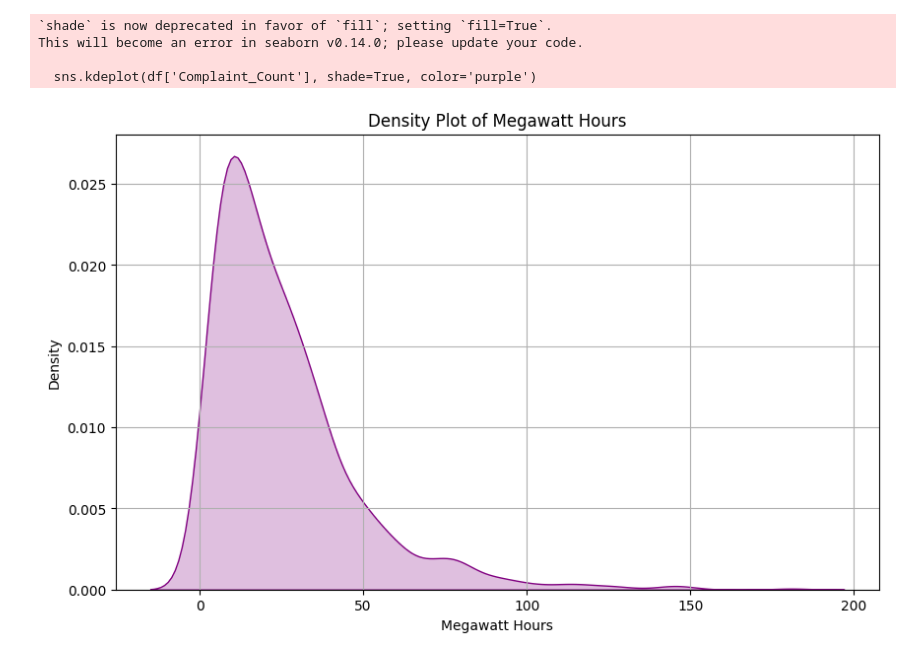
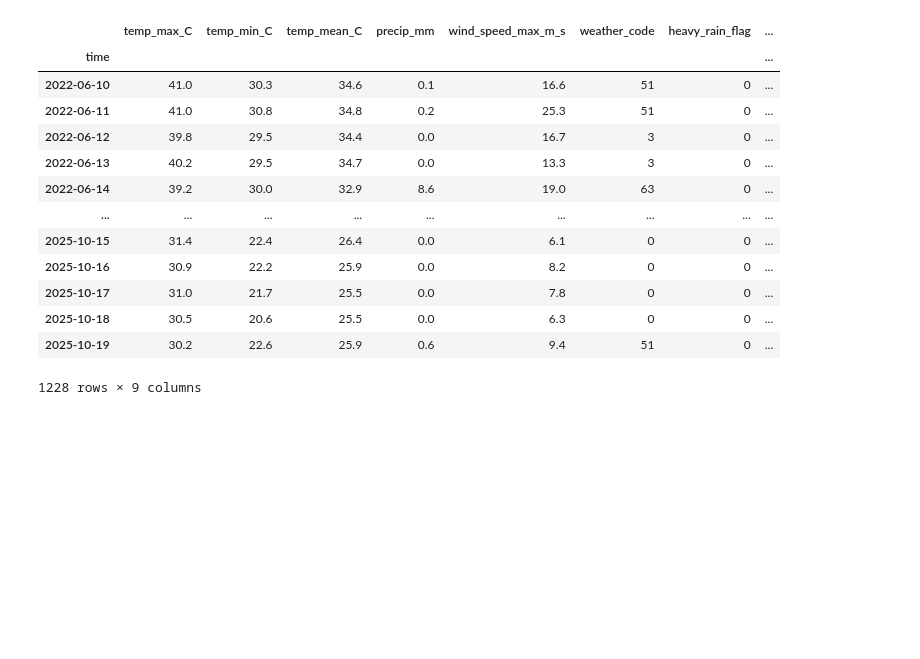
Before and after one commit to susantkumarsahoo/TimeSeriesForecasting_End_To_End, a Jupyter notebook: notebooks/08_note_twitter_timeseries.ipynb, the cells around one changed output. Cells and saved outputs as stored; diff of their text form; code cells hidden in the pictures; blank space fills up the shorter version.

```diff
--- a/notebooks/08_note_twitter_timeseries.ipynb
+++ b/notebooks/08_note_twitter_timeseries.ipynb
@@ -30,14 +101,21 @@ df
-# %%
-plt.figure(figsize=(10, 6))
-sns.kdeplot(df['Complaint_Count'], shade=True, color='purple')
-plt.title('Density Plot of Megawatt Hours')
-plt.xlabel('Megawatt Hours')
-plt.ylabel('Density')
-plt.grid(True)
-plt.show()
-# %% [output]
-`shade` is now deprecated in favor of `fill`; setting `fill=True`.
-This will become an error in seaborn v0.14.0; please update your code.
-
-  sns.kdeplot(df['Complaint_Count'], shade=True, color='purple')
-[figure, removed]
+# %%
+df['time'] = pd.to_datetime(df['time'])
+# %%
+df.set_index('time', inplace=True)
+# %%
+df
+# %% [output]
+|  | temp_max_C | temp_min_C | temp_mean_C | precip_mm | wind_speed_max_m_s | weather_code | heavy_rain_flag | ... |
+| time |  |  |  |  |  |  |  | ... |
+| 2022-06-10 | 41.0 | 30.3 | 34.6 | 0.1 | 16.6 | 51 | 0 | ... |
+| 2022-06-11 | 41.0 | 30.8 | 34.8 | 0.2 | 25.3 | 51 | 0 | ... |
+| 2022-06-12 | 39.8 | 29.5 | 34.4 | 0.0 | 16.7 | 3 | 0 | ... |
+| 2022-06-13 | 40.2 | 29.5 | 34.7 | 0.0 | 13.3 | 3 | 0 | ... |
+| 2022-06-14 | 39.2 | 30.0 | 32.9 | 8.6 | 19.0 | 63 | 0 | ... |
+| ... | ... | ... | ... | ... | ... | ... | ... | ... |
+| 2025-10-15 | 31.4 | 22.4 | 26.4 | 0.0 | 6.1 | 0 | 0 | ... |
+| 2025-10-16 | 30.9 | 22.2 | 25.9 | 0.0 | 8.2 | 0 | 0 | ... |
+| 2025-10-17 | 31.0 | 21.7 | 25.5 | 0.0 | 7.8 | 0 | 0 | ... |
+| 2025-10-18 | 30.5 | 20.6 | 25.5 | 0.0 | 6.3 | 0 | 0 | ... |
+| 2025-10-19 | 30.2 | 22.6 | 25.9 | 0.6 | 9.4 | 51 | 0 | ... |
+1228 rows × 9 columns
```
Also changed, not shown: parts of 9 cells of this notebook, 3 other files.
